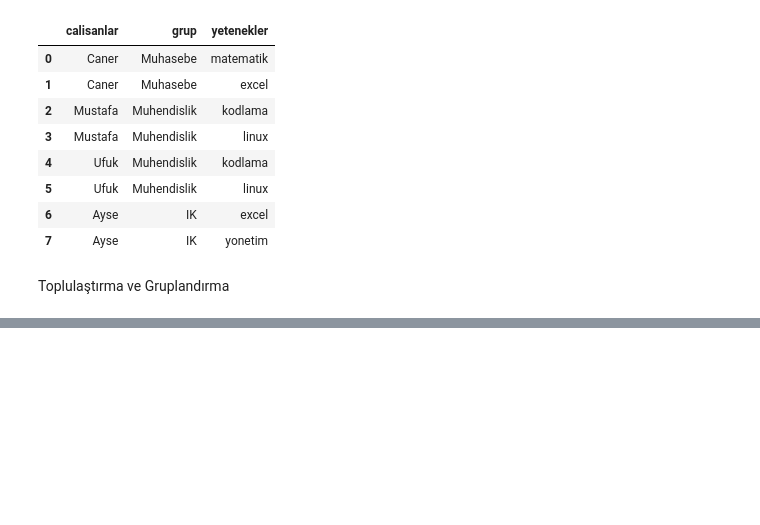
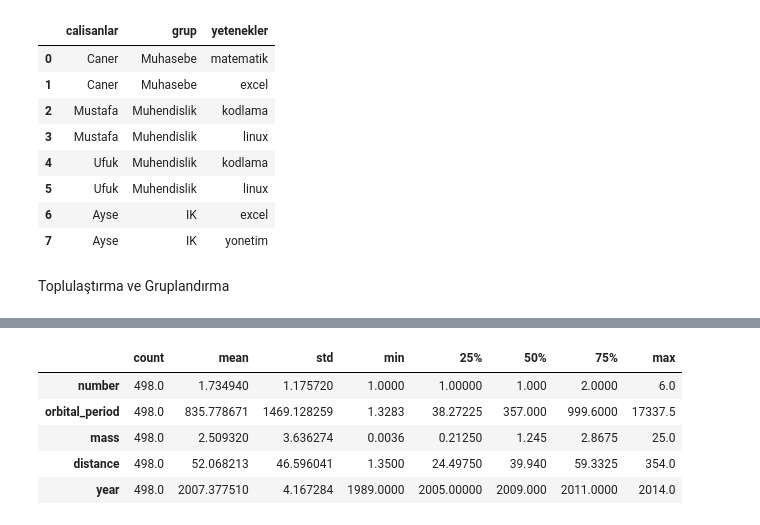
Before and after one commit to ufuksh/ufuksh, a Jupyter notebook: Data Science/Pandas.ipynb, the cells around one changed output, grey strips where cells are left out. Cells and saved outputs as stored; diff of their text form; code cells hidden in the pictures; blank space fills up the shorter version.

```diff
--- a/Data Science/Pandas.ipynb
+++ b/Data Science/Pandas.ipynb
@@ -332,0 +375,9 @@ df = sns.load_dataset("planets")
+# %%
+df.dropna().describe().T
+# %% [output]
+|  | count | mean | std | min | 25% | 50% | 75% | max |
+| number | 498.0 | 1.734940 | 1.175720 | 1.0000 | 1.00000 | 1.000 | 2.0000 | 6.0 |
+| orbital_period | 498.0 | 835.778671 | 1469.128259 | 1.3283 | 38.27225 | 357.000 | 999.6000 | 17337.5 |
+| mass | 498.0 | 2.509320 | 3.636274 | 0.0036 | 0.21250 | 1.245 | 2.8675 | 25.0 |
+| distance | 498.0 | 52.068213 | 46.596041 | 1.3500 | 24.49750 | 39.940 | 59.3325 | 354.0 |
+| year | 498.0 | 2007.377510 | 4.167284 | 1989.0000 | 2005.00000 | 2009.000 | 2011.0000 | 2014.0 |
```
Also changed, not shown: parts of 4 cells of this notebook.
